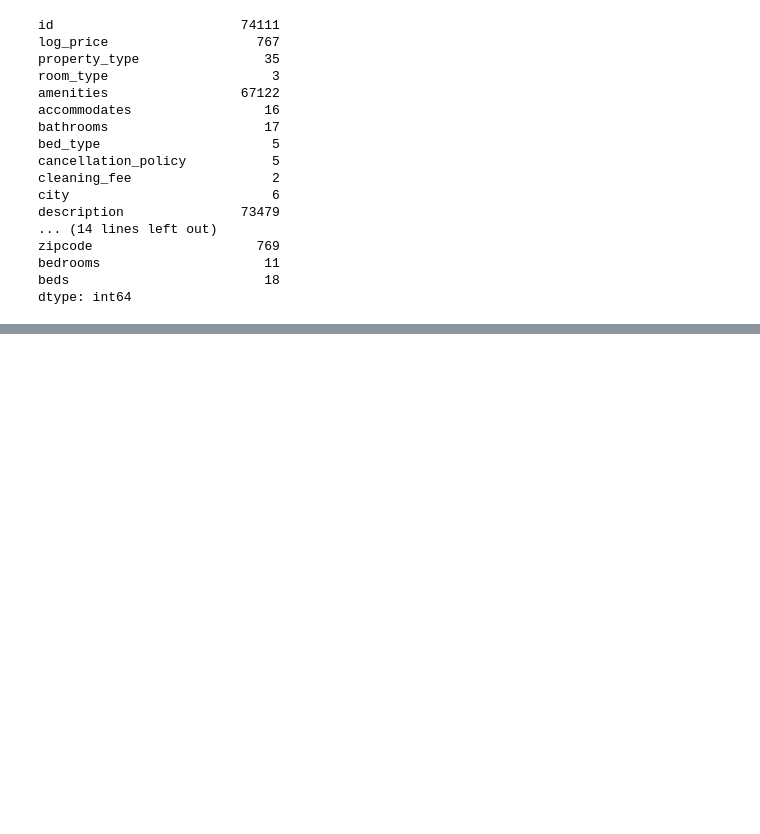
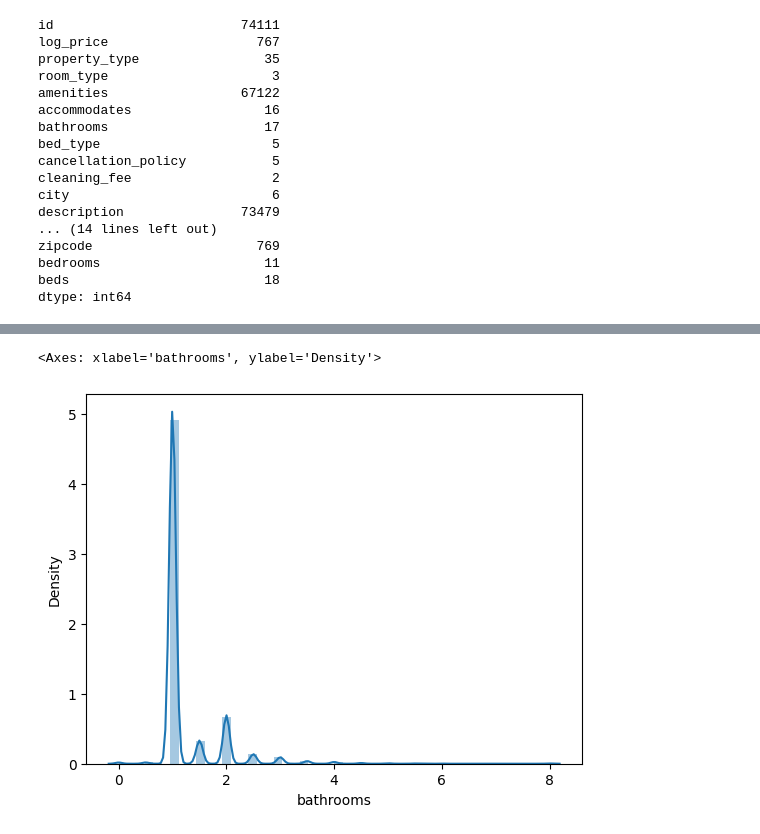
Before and after one commit to timwaganagado/grams, a Jupyter notebook: UNI/BostonHousPriceProject.ipynb, the cells around one changed output, grey strips where cells are left out. Saved outputs shown, nothing was run; the diff lists cells and outputs as text; code cells hidden in the pictures; blank space fills up the shorter version.

```diff
--- a/UNI/BostonHousPriceProject.ipynb
+++ b/UNI/BostonHousPriceProject.ipynb
@@ -1018,0 +196,5 @@ Final Average Accuracy of the model: 82.82
+# %%
+seaborn.distplot(airbnbData['bathrooms'])
+# %% [output]
+<Axes: xlabel='bathrooms', ylabel='Density'>
+[figure, added]
```
Also changed, not shown: parts of 92 cells of this notebook, 12 other files.
